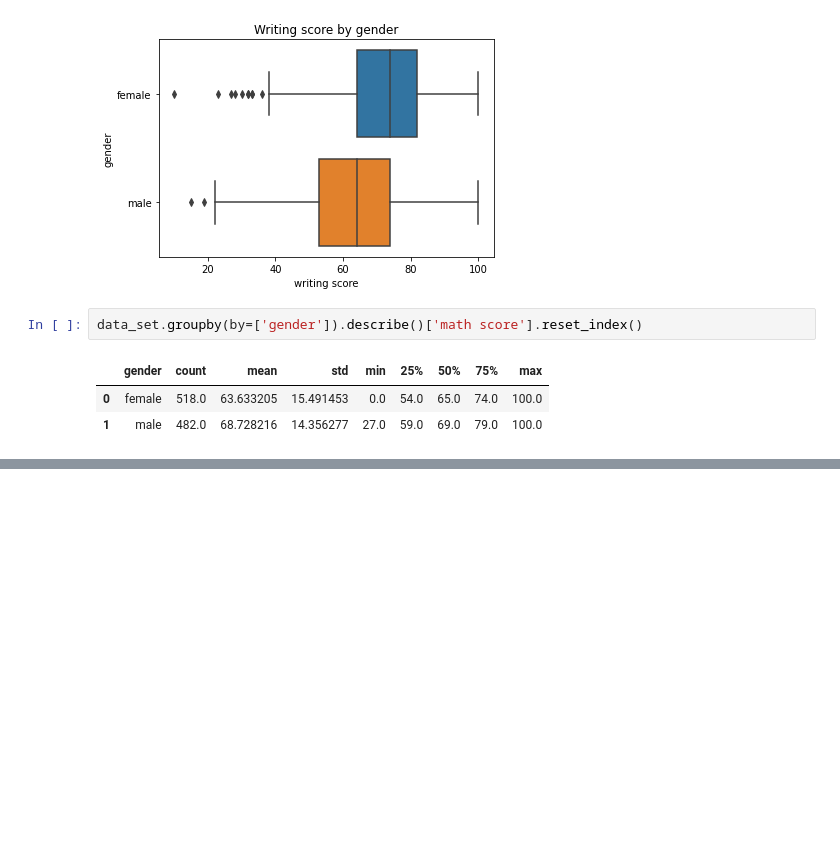
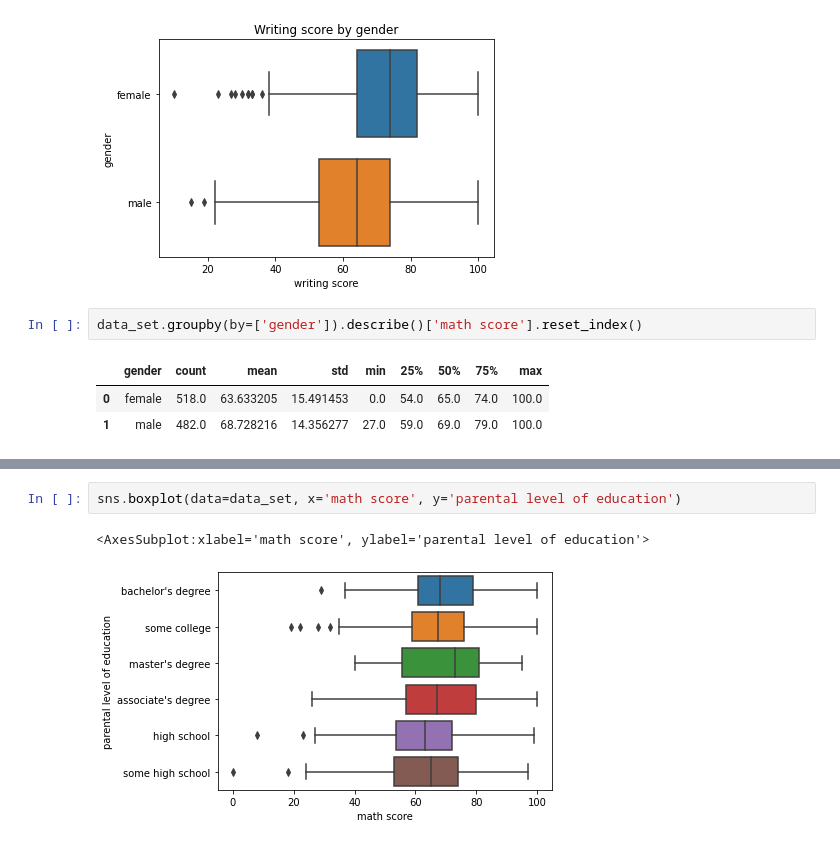
Before and after one commit to Lucas-procopio/Analysis_Cases, a Jupyter notebook: 02_Case_Education.ipynb, the cells around one changed output, grey strips where cells are left out. Saved outputs shown, nothing was run; the diff lists cells and outputs as text; blank space fills up the shorter version.

```diff
--- a/02_Case_Education.ipynb
+++ b/02_Case_Education.ipynb
@@ -156,0 +166,5 @@ data_set.groupby(by=['gender']).describe()['math score'].reset_index()
+# %%
+sns.boxplot(data=data_set, x='math score', y='parental level of education')
+# %% [output]
+<AxesSubplot:xlabel='math score', ylabel='parental level of education'>
+[figure, added]
```
Also changed, not shown: parts of 6 cells of this notebook.
